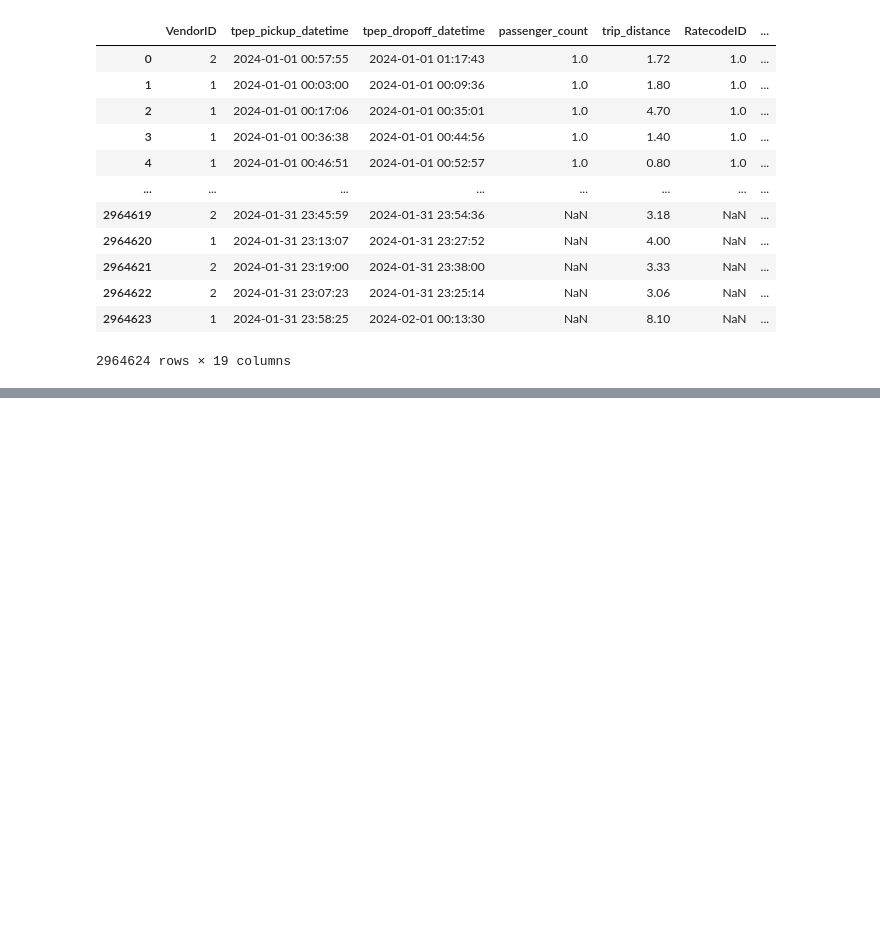
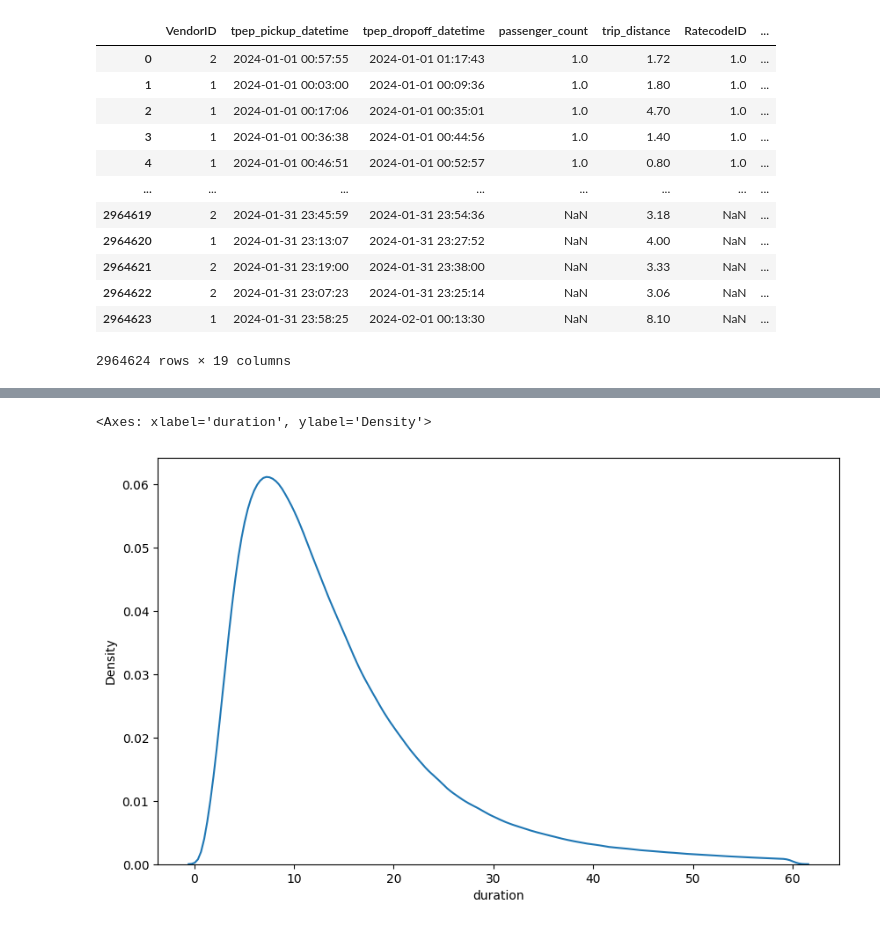
Before and after one commit to KiranMahendrakar93/MLOps_zoomcamp, a Jupyter notebook: 01-Intro/homework_1.ipynb, the cells around one changed output, grey strips where cells are left out. Saved outputs shown, nothing was run; the diff lists cells and outputs as text; code cells hidden in the pictures; blank space fills up the shorter version.

```diff
--- a/01-Intro/homework_1.ipynb
+++ b/01-Intro/homework_1.ipynb
@@ -38,0 +67,4 @@ df
+# %%
+df["duration"] = df.tpep_dropoff_datetime - df.tpep_pickup_datetime
+df['duration'] = df.duration.apply(lambda x: x.total_seconds()/60)
+df.head()
@@ -38,0 +78,3 @@ df
+# %%
+df = df[(df.duration >= 1) & (df.duration <= 60)]
+df
@@ -38,0 +95,6 @@ df
+# %%
+plt.figure(figsize=(10, 6))
+sns.kdeplot(df.duration)
+# %% [output]
+<Axes: xlabel='duration', ylabel='Density'>
+[figure, added]
```
Also changed, not shown: parts of 6 cells of this notebook.
